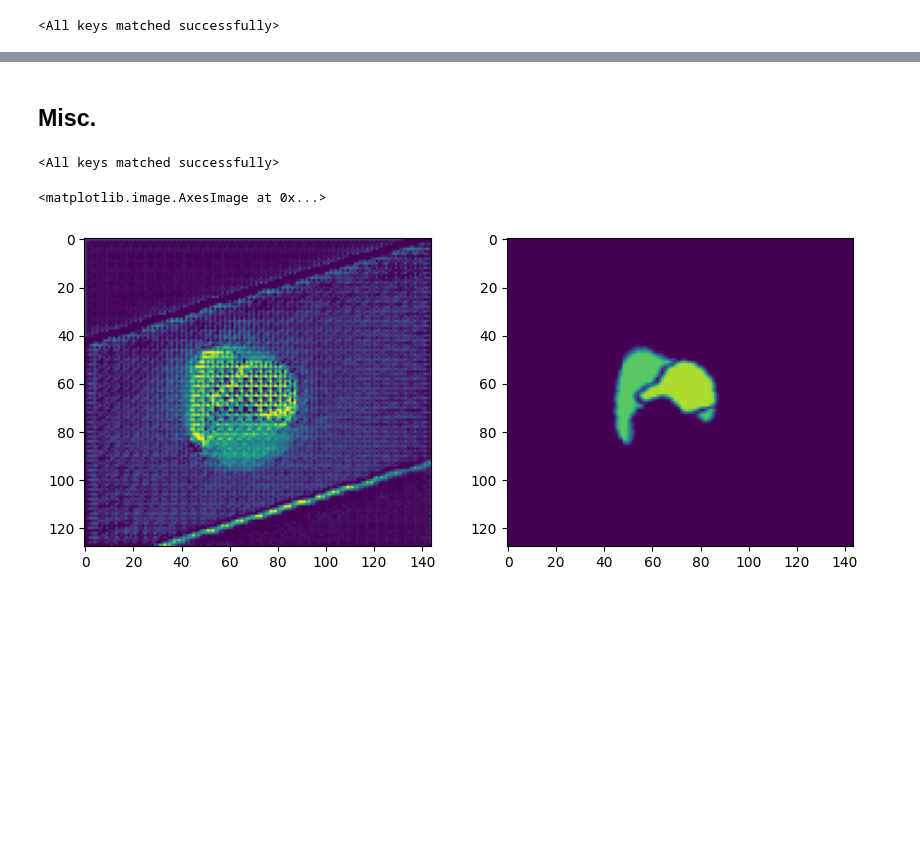
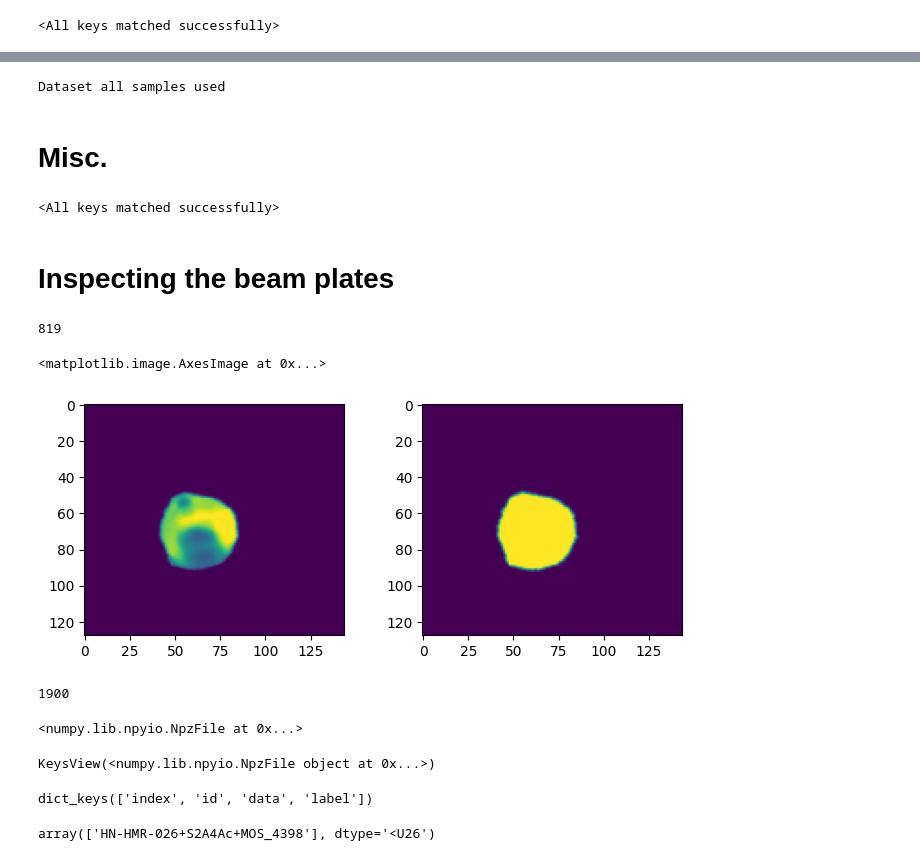
Before and after one commit to sunyu0410/gdp-hmm-model, a Jupyter notebook: GDP-train.ipynb, the cells around one changed output, grey strips where cells are left out. Saved outputs shown, nothing was run; the diff lists cells and outputs as text; code cells hidden in the pictures; blank space fills up the shorter version.

```diff
--- a/GDP-train.ipynb
+++ b/GDP-train.ipynb
@@ -345,0 +463,15 @@ model.load_state_dict(torch.load('weights/candidate_1.pt'))
+# %%
+ts_loss = []
+model.eval()
+
+pbar = tqdm(loader_ts)
+for x, y, body_mask, outbody_mask, ptv_mask, near_mask in pbar:
+    with torch.no_grad():
+        outputs = model(x.to(device))
+        # loss = criterion(outputs, y)
+
+        loss = cal_error(outputs, y, body_mask)
+        ts_loss.append(loss.detach().cpu().item())
+        pbar.set_postfix_str(f'Test loss: {np.mean(ts_loss):.3f}')
+# %% [output]
+Dataset all samples used
@@ -346,5 +480,5 @@ model.load_state_dict(torch.load('weights/candidate_1.pt'))
 # %% [markdown]
-## Misc.
+# Misc.
 # %%
 model2 = create_mednext_v1( num_input_channels = cfig['model_params']['num_input_channels'],
   num_classes = cfig['model_params']['out_channels'],
@@ -358,11 +492,22 @@ model2.load_state_dict(torch.load('weights/epoch_20_loss_1.pt'))
 <All keys matched successfully>
 # %%
 outputs = model2(x)
-# %%
-import matplotlib.pyplot as plt
-fig, ax = plt.subplots(1, 2, figsize=(10, 4))
-ax[0].imshow(outputs[0,0,35].detach().cpu(), vmin=0, vmax=8)
-ax[1].imshow(x.cpu()[0,0,35], vmin=0, vmax=8)
-# %% [output]
-<matplotlib.image.AxesImage at 0x...>
-[figure, removed]
+# %% [markdown]
+# Inspecting the beam plates
+# %%
+len(data_ts)
+# %% [output]
+819
+# %%
+x, y, body_mask, outbody_mask, ptv_mask, near_mask = data_ts[-3]
+# %%
+fig, ax = plt.subplots(1, 2, figsize=(8,3))
+ax[0].imshow(y.cpu()[0, 50])
+ax[1].imshow(x.cpu()[3, 50])
+# %% [output]
+<matplotlib.image.AxesImage at 0x...>
+[figure, added]
+# %%
+data_ts.ids[-3]
+# %% [output]
+1900
@@ -368,0 +516,16 @@ ax[1].imshow(x.cpu()[0,0,35], vmin=0, vmax=8)
+# %%
+d
+# %% [output]
+<numpy.lib.npyio.NpzFile at 0x...>
+# %%
+d.keys()
+# %% [output]
+KeysView(<numpy.lib.npyio.NpzFile object at 0x...>)
+# %%
+dict(d).keys()
+# %% [output]
+dict_keys(['index', 'id', 'data', 'label'])
+# %%
+d['id']
+# %% [output]
+array(['HN-HMR-026+S2A4Ac+MOS_4398'], dtype='<U26')
```
Also changed, not shown: parts of 18 cells of this notebook, 2 other files.
